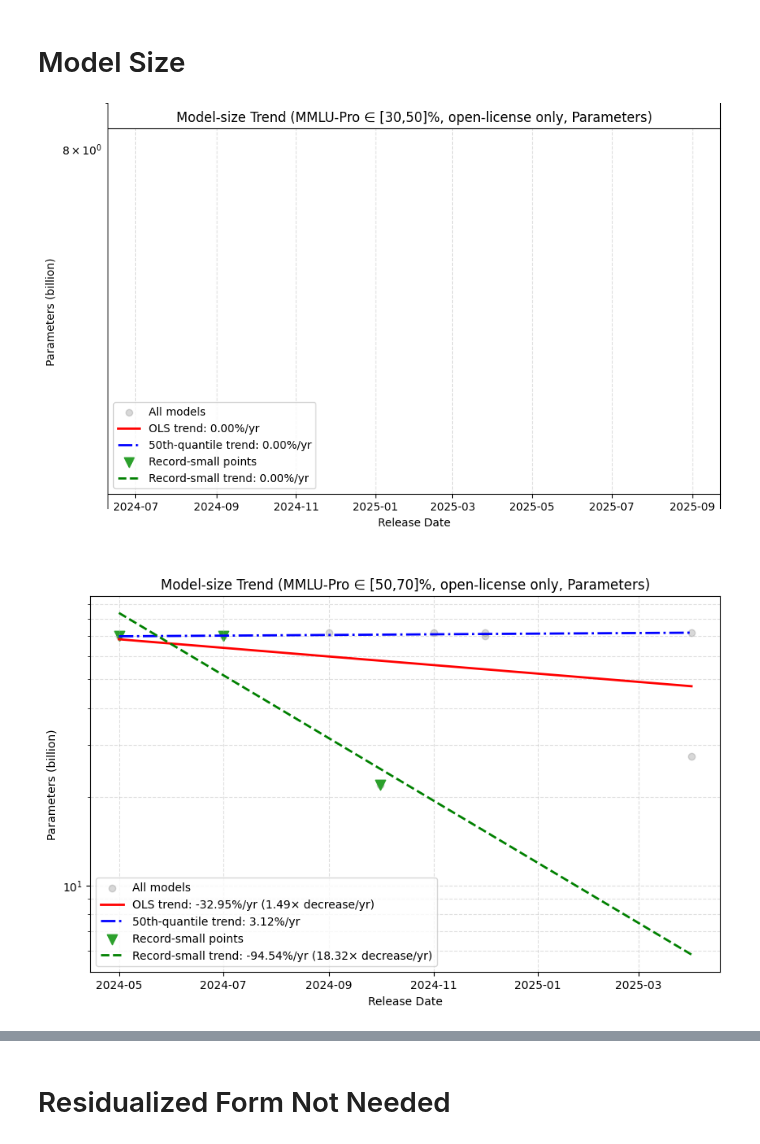
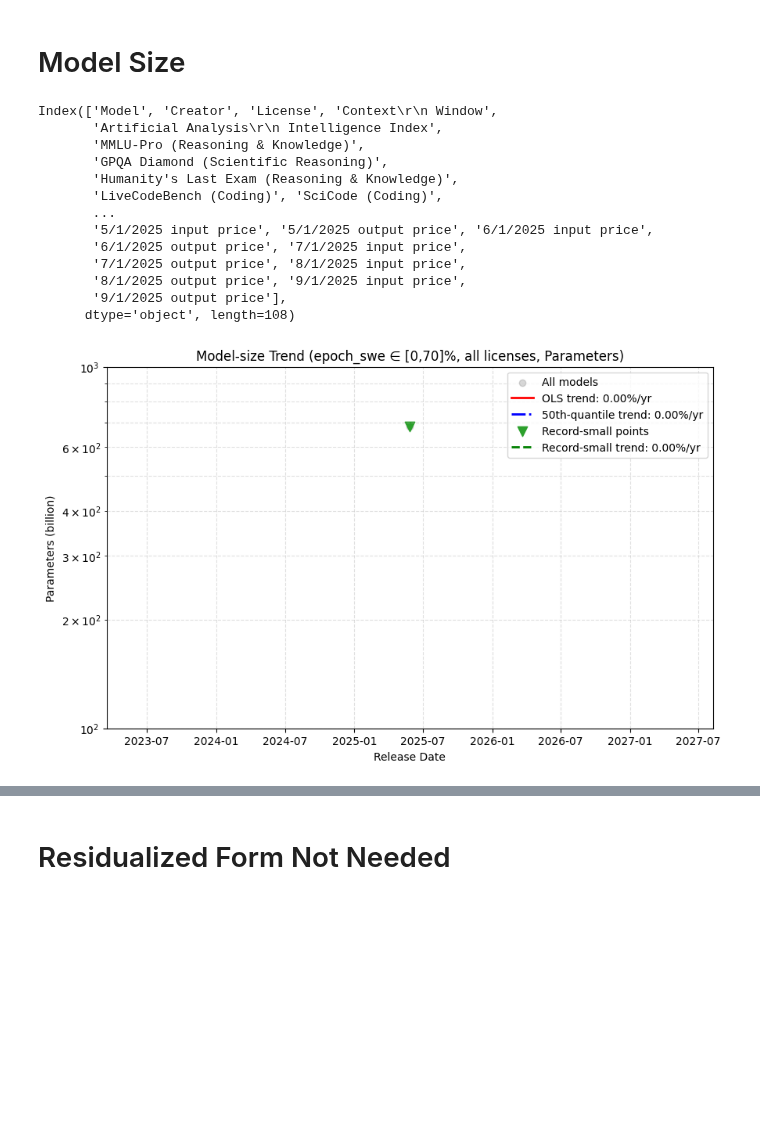
Before and after one commit to hansgundlach/Algorithmic_Progress_Inference, a Jupyter notebook: neurips_paper_graphs.ipynb, the cells around one changed output, grey strips where cells are left out. Saved outputs shown, nothing was run; the diff lists cells and outputs as text; code cells hidden in the pictures; blank space fills up the shorter version.

Commit message:
working version of most diagrams

```diff
--- a/neurips_paper_graphs.ipynb
+++ b/neurips_paper_graphs.ipynb
@@ -545,7 +660,15 @@ MMLU 70-90% R² = nan
 # Model Size
 # %%
 
-def plot_params_small_trend_by_mmlu(min_mmlu, max_mmlu, open_license_only=False, benchmark_name='MMLU-Pro (Reasoning & Knowledge)', use_active_params=False, show_model_names=False):
+def plot_params_small_trend_by_mmlu(
+    min_mmlu,
+    max_mmlu,
+    df,
+    open_license_only=False,
+    benchmark_name='MMLU-Pro (Reasoning & Knowledge)',
+    use_active_params=False,
+    show_model_names=False
+):
     """
     Plot number-of-parameters (in billions) vs. release date for models
     with benchmark score ∈ [min_mmlu, max_mmlu], and highlight the record-small trend
@@ -553,12 +676,13 @@ def plot_params_small_trend_by_mmlu(min_mmlu, max_mmlu, open_license_only=False,
 
     Parameters:
     - min_mmlu, max_mmlu: numeric bounds on benchmark score (%)
+    - df: DataFrame to use (must contain required columns)
     - open_license_only: if True, only include rows where 'License' contains 'open'
     - benchmark_name: name of the benchmark column to use (default: 'MMLU-Pro (Reasoning & Knowledge)')
     - use_active_params: if True, use 'Active Parameters' column instead of 'Parameters'
     - show_model_names: if True, display model names next to record-small points
 
-    Assumes `df` is in scope with columns:
+    Assumes `df` has columns:
       - 'Release Date' (datetime64)
       - benchmark_name (e.g. '75%')
       - 'Parameters' or 'Active Parameters' (absolute count)
@@ -719,9 +843,44 @@ def plot_params_small_trend_by_mmlu(min_mmlu, max_mmlu, open_license_only=False,
     plt.legend()
     plt.show()
 # %%
-plot_params_small_trend_by_mmlu(30, 50, open_license_only=True, use_active_params=False)
-plot_params_small_trend_by_mmlu(50, 70, open_license_only=True, use_active_params=False)
-plot_params_small_trend_by_mmlu(70, 90, open_license_only=True, use_active_params=False)
+
+df = pd.read_csv('inference_data_new_large.csv')
+print(df.columns)
+#convert price to float
+# df['Output Price\nUSD/1M Tokens'] = df['Output Price\nUSD/1M Tokens'].str.replace('$', '').astype(float)
+# df['Lowest Blended Price AA'] = df['Lowest Blended Price AA'].astype(float)
+# df['Blended\nUSD/1M Tokens'] = df['Blended\nUSD/1M Tokens'].str.replace('$', '').astype(float)
+
+
+#convert release date to datetime where release date is not nan
+df['Release Date'] = pd.to_datetime(df['Release Date'])
+
+
+
+# # Create Active Parameters column by choosing Known Active Parameters when available, otherwise use Parameters
+df['Active Parameters'] = np.where(
+    df['Known Active Parameters'].notna(),
+    df['Known Active Parameters'],
+    df['Parameters']
+)
+
+
+
+plot_params_small_trend_by_mmlu(0, 70, df=df, open_license_only=False, use_active_params=False, benchmark_name='epoch_swe')
+# plot_params_small_trend_by_mmlu(50, 70, df=df, open_license_only=True, use_active_params=False)
+# plot_params_small_trend_by_mmlu(70, 90, df=df, open_license_only=True, use_active_params=False)
 # %% [output]
+Index(['Model', 'Creator', 'License', 'Context\r\n Window',
+       'Artificial Analysis\r\n Intelligence Index',
+       'MMLU-Pro (Reasoning & Knowledge)',
+       'GPQA Diamond (Scientific Reasoning)',
+       'Humanity's Last Exam (Reasoning & Knowledge)',
+       'LiveCodeBench (Coding)', 'SciCode (Coding)',
+       ...
+       '5/1/2025 input price', '5/1/2025 output price', '6/1/2025 input price',
+       '6/1/2025 output price', '7/1/2025 input price',
+       '7/1/2025 output price', '8/1/2025 input price',
+       '8/1/2025 output price', '9/1/2025 input price',
+       '9/1/2025 output price'],
+      dtype='object', length=108)
-[figure, old version]
+[figure, new version]
-[figure, removed]
```
Also changed, not shown: parts of 12 cells of this notebook, 11 other files.
